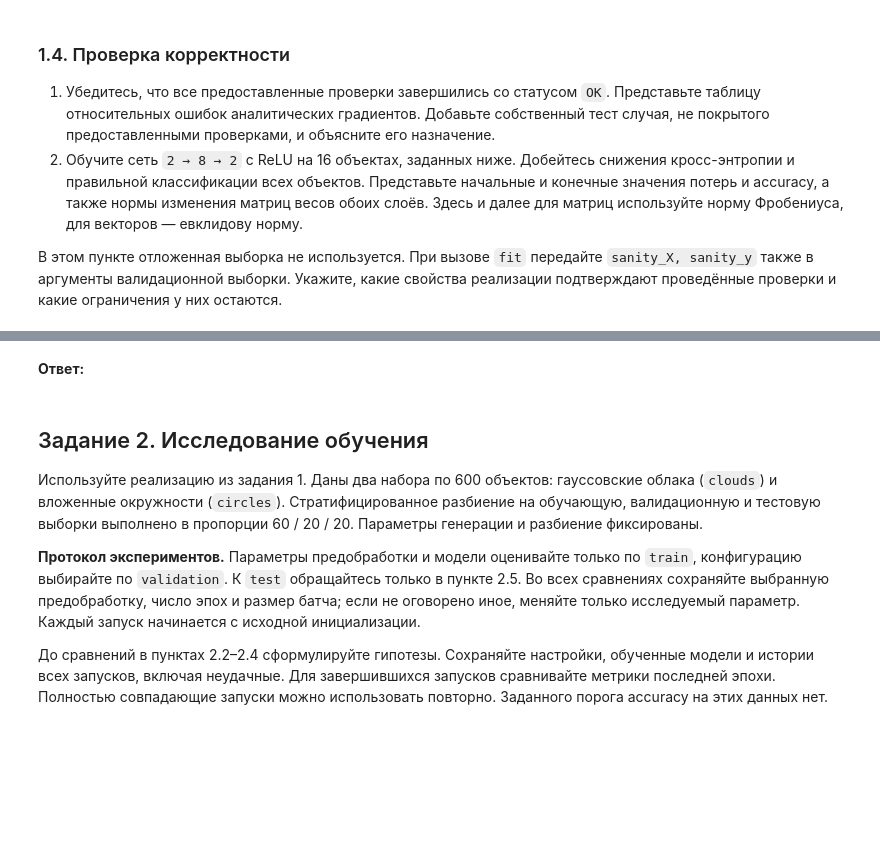
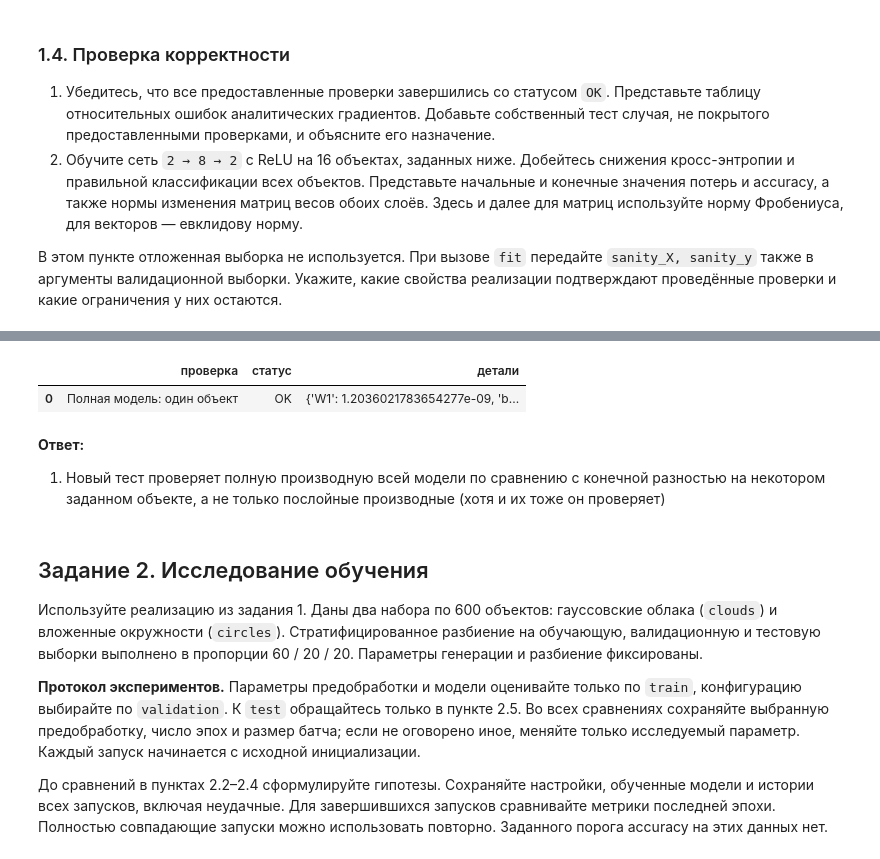
Before and after one commit to Abrackadabrr/machine_learning_practice, a Jupyter notebook: hometask/autumn_semester/task_2/hw2_neural_networks_student.ipynb, the cells around one changed output, grey strips where cells are left out. Drawn from its saved outputs; the diff is of its cells as text; code cells hidden in the pictures; blank space fills up the shorter version.

Commit message:
add fully done first task

```diff
--- a/hometask/autumn_semester/task_2/hw2_neural_networks_student.ipynb
+++ b/hometask/autumn_semester/task_2/hw2_neural_networks_student.ipynb
@@ -730,5 +781,53 @@ del _sanity_rng
+# %%
+# проверка градиентов на полной модели
+def check_single_object_network():
+    rng = np.random.default_rng(2026)
+    first = Linear(2, 4, rng)
+    last = Linear(4, 3, rng)
+    model = Sequential(first, ReLU(), last)
+
+    X = np.array([[0.4, -0.6]], dtype=np.float64)
+    y = np.array([2], dtype=np.int64)
+
+    # Задаём два активных и два неактивных нейрона.
+    # Значения до ReLU находятся далеко от нуля, где нет производной.
+    first.b[:] = (
+        np.array([0.8, -0.7, 1.2, -1.1]) - (X @ first.W)[0]
+    )
+
+    logits = model.forward(X)
+    assert logits.shape == (1, 3)
+
+    _, dlogits = softmax_cross_entropy(logits, y)
+    dx = model.backward(dlogits).copy()
+
+    # Сохраняем аналитические градиенты до численной проверки.
+    gradients = [g.copy() for g in model.gradients()]
+
+    def objective():
+        return softmax_cross_entropy(model.forward(X), y)[0]
+
+    errors = {}
+    for name, parameter, analytic in zip(
+        ["W1", "b1", "W2", "b2"],
+        model.parameters(),
+        gradients,
+    ):
+        numeric = numerical_gradient(objective, parameter)
+        errors[name] = compare_gradients(analytic, numeric)
+
+    errors["X"] = compare_gradients(
+        dx, numerical_gradient(objective, X)
+    )
+    return errors
+
+my_check = run_checks({"Полная модель: один объект": check_single_object_network})
+# %% [output]
+|  | проверка | статус | детали |
+| 0 | Полная модель: один объект | OK | {'W1': 1.2036021783654277e-09, 'b... |
 # %% [markdown]
 **Ответ:**
+1. Новый тест проверяет полную производную всей модели по сравнению с конечной разностью на некотором заданном объекте, а не только послойные производные (хотя и их тоже он проверяет)
 # %% [markdown]
 ## Задание 2. Исследование обучения
 
```
Also changed, not shown: parts of 3 cells of this notebook.
